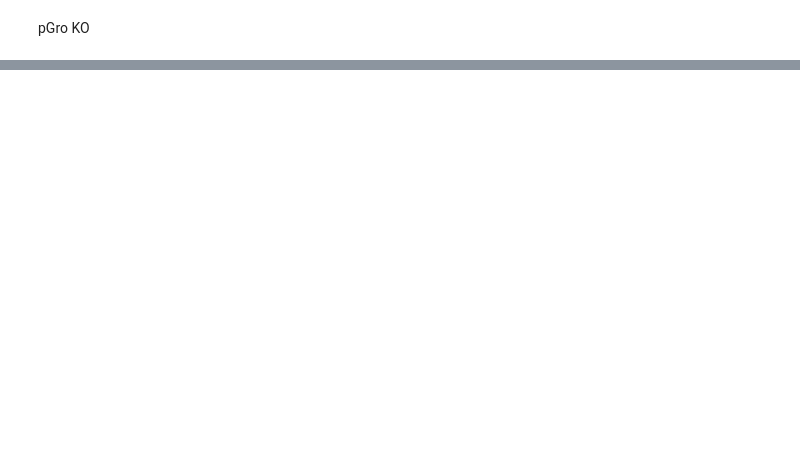
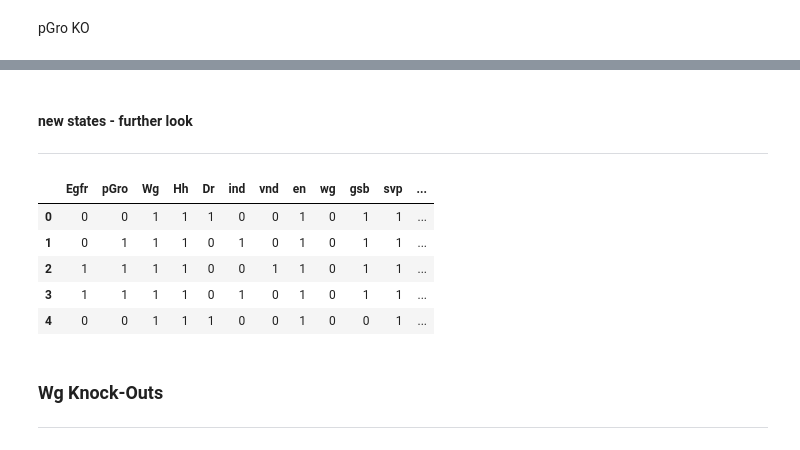
Before and after one commit to ozlembahar/devo-grn, a Jupyter notebook: notebooks/BooleanModel/ginsim.ipynb, the cells around one changed output, grey strips where cells are left out. Drawn from its saved outputs; the diff is of its cells as text; code cells hidden in the pictures; blank space fills up the shorter version.

```diff
--- a/notebooks/BooleanModel/ginsim.ipynb
+++ b/notebooks/BooleanModel/ginsim.ipynb
@@ -287,0 +344,21 @@ for mut in mutants:
+# %%
+Hh_nodes = ["Smo", "Ci_act", "wg", "gsb"]
+wt_fps = pd.read_csv("steady_states.csv", index_col=0)
+# %%
+Hh_KOs_old_states = pd.DataFrame()
+Hh_KOs_new_states = pd.DataFrame()
+  # TO DO: add column that marks which node is knocked out
+for hh_node in Hh_nodes:
+    node_states_df = pd.read_csv("./perturbations/KO_stable_states/" + hh_node + "_KO.csv", index_col=0)
+    node_states_df_old = node_states_df[node_states_df['_merge'] == "both"]
+    node_states_df_new = node_states_df[node_states_df['_merge'] == "left_only"]
+
+    node_states_df_old = node_states_df_old.drop("_merge", axis='columns')
+    node_states_df_old = node_states_df_old.merge(wt_fps, how='left', on=list(node_states_df_old.columns))
+    Hh_KOs_old_states = pd.concat((Hh_KOs_old_states, node_states_df_old))
+
+    node_states_df_new = node_states_df_new.drop("_merge", axis='columns')
+    Hh_KOs_new_states = pd.concat((Hh_KOs_new_states, node_states_df_new))
+# %%
+Hh_KOs_new_states['class'] = "new"
+Hh_KOs_states = pd.concat((Hh_KOs_old_states, Hh_KOs_new_states))
@@ -287,0 +367,3 @@ for mut in mutants:
+# %% [markdown]
+#### new states - further look
+--------
@@ -287,0 +372,4 @@ for mut in mutants:
+# %%
+new_states_NBs = Hh_KOs_new_states[(Hh_KOs_new_states['NB7_4'] > 0) | (Hh_KOs_new_states['NB7_1'] > 0) |        # where there is a NB as a phenotype
+                  (Hh_KOs_new_states['NB5_6'] > 0) | (Hh_KOs_new_states['NB5_3'] > 0) |
+                  (Hh_KOs_new_states['NB5_2'] > 0) | (Hh_KOs_new_states['NB6_2'] > 0)]
@@ -287,0 +378,12 @@ for mut in mutants:
+# %%
+new_states_NBs.reset_index(drop=True).style.applymap(lambda x: "background-color: green" if x>0 else "background-color: white")
+# %% [output]
+|  | Egfr | pGro | Wg | Hh | Dr | ind | vnd | en | wg | gsb | svp | ... |
+| 0 | 0 | 0 | 1 | 1 | 1 | 0 | 0 | 1 | 0 | 1 | 1 | ... |
+| 1 | 0 | 1 | 1 | 1 | 0 | 1 | 0 | 1 | 0 | 1 | 1 | ... |
+| 2 | 1 | 1 | 1 | 1 | 0 | 0 | 1 | 1 | 0 | 1 | 1 | ... |
+| 3 | 1 | 1 | 1 | 1 | 0 | 1 | 0 | 1 | 0 | 1 | 1 | ... |
+| 4 | 0 | 0 | 1 | 1 | 1 | 0 | 0 | 1 | 0 | 0 | 1 | ... |
+# %% [markdown]
+### Wg Knock-Outs
+----------
```
Also changed, not shown: parts of 68 cells of this notebook, 5 other files.
